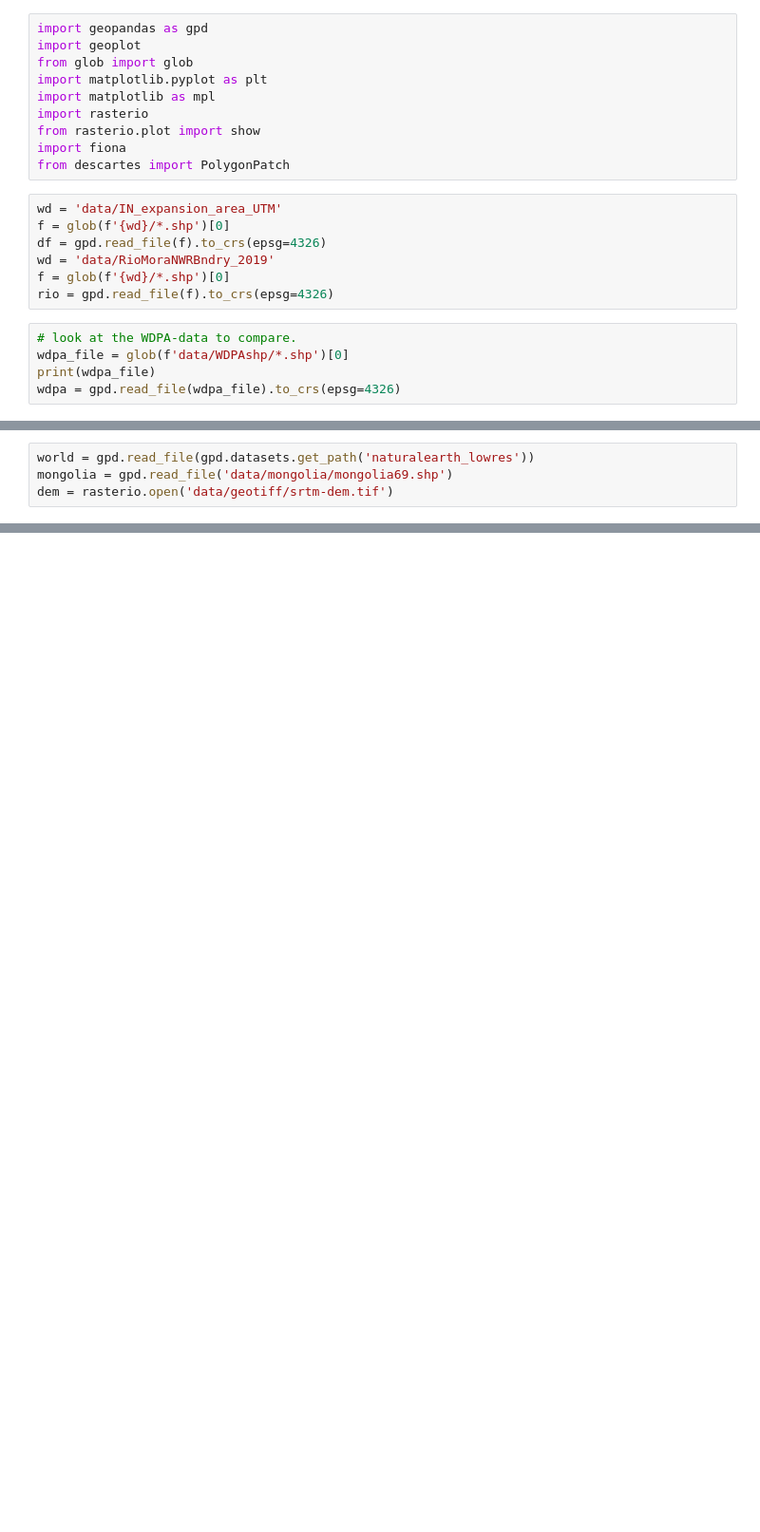
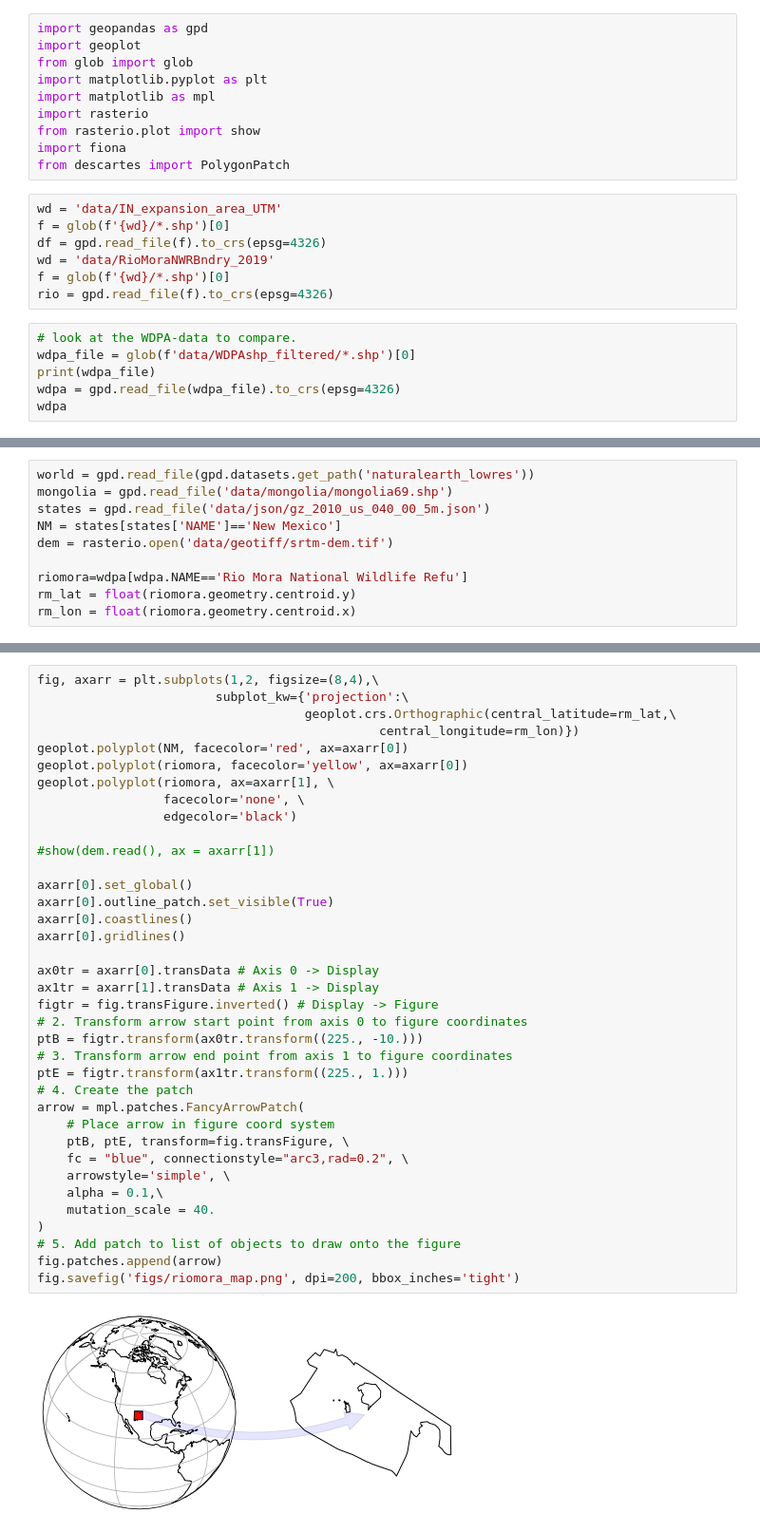
Before and after one commit to csp-inc/ikhnart, a Jupyter notebook: Mapping.ipynb, the cells around one changed output, grey strips where cells are left out. Shown at 95% size. Cells and saved outputs as stored; diff of their text form; blank space fills up the shorter version.

Commit message:
added rio mora

```diff
--- a/Mapping.ipynb
+++ b/Mapping.ipynb
@@ -17,7 +17,8 @@ f = glob(f'{wd}/*.shp')[0]
 rio = gpd.read_file(f).to_crs(epsg=4326)
 # %%
 # look at the WDPA-data to compare.
-wdpa_file = glob(f'data/WDPAshp/*.shp')[0]
+wdpa_file = glob(f'data/WDPAshp_filtered/*.shp')[0]
 print(wdpa_file)
 wdpa = gpd.read_file(wdpa_file).to_crs(epsg=4326)
+wdpa
 # %% [output]
@@ -44,4 +34,10 @@ clon = float(ikhnart.geometry.centroid.x)
 # %%
 world = gpd.read_file(gpd.datasets.get_path('naturalearth_lowres'))
 mongolia = gpd.read_file('data/mongolia/mongolia69.shp')
+states = gpd.read_file('data/json/gz_2010_us_040_00_5m.json')
+NM = states[states['NAME']=='New Mexico']
 dem = rasterio.open('data/geotiff/srtm-dem.tif')
+
+riomora=wdpa[wdpa.NAME=='Rio Mora National Wildlife Refu']
+rm_lat = float(riomora.geometry.centroid.y)
+rm_lon = float(riomora.geometry.centroid.x)
@@ -91,3 +80,42 @@ fig.patches.append(arrow)
 fig.savefig('figs/iknart_map.png', dpi=200, bbox_inches='tight')
 # %% [output]
 [figure]
+# %%
+fig, axarr = plt.subplots(1,2, figsize=(8,4),\
+                        subplot_kw={'projection':\
+                                    geoplot.crs.Orthographic(central_latitude=rm_lat,\
+                                              central_longitude=rm_lon)})
+geoplot.polyplot(NM, facecolor='red', ax=axarr[0])
+geoplot.polyplot(riomora, facecolor='yellow', ax=axarr[0])
+geoplot.polyplot(riomora, ax=axarr[1], \
+                 facecolor='none', \
+                 edgecolor='black')
+
+#show(dem.read(), ax = axarr[1])
+
+axarr[0].set_global()
+axarr[0].outline_patch.set_visible(True)
+axarr[0].coastlines()
+axarr[0].gridlines()
+
+ax0tr = axarr[0].transData # Axis 0 -> Display
+ax1tr = axarr[1].transData # Axis 1 -> Display
+figtr = fig.transFigure.inverted() # Display -> Figure
+# 2. Transform arrow start point from axis 0 to figure coordinates
+ptB = figtr.transform(ax0tr.transform((225., -10.)))
+# 3. Transform arrow end point from axis 1 to figure coordinates
+ptE = figtr.transform(ax1tr.transform((225., 1.)))
+# 4. Create the patch
+arrow = mpl.patches.FancyArrowPatch(
+    # Place arrow in figure coord system
+    ptB, ptE, transform=fig.transFigure, \
+    fc = "blue", connectionstyle="arc3,rad=0.2", \
+    arrowstyle='simple', \
+    alpha = 0.1,\
+    mutation_scale = 40.
+)
+# 5. Add patch to list of objects to draw onto the figure
+fig.patches.append(arrow)
+fig.savefig('figs/riomora_map.png', dpi=200, bbox_inches='tight')
+# %% [output]
+[figure, added]
```
Also changed, not shown: parts of 11 cells of this notebook, 2 other files.
